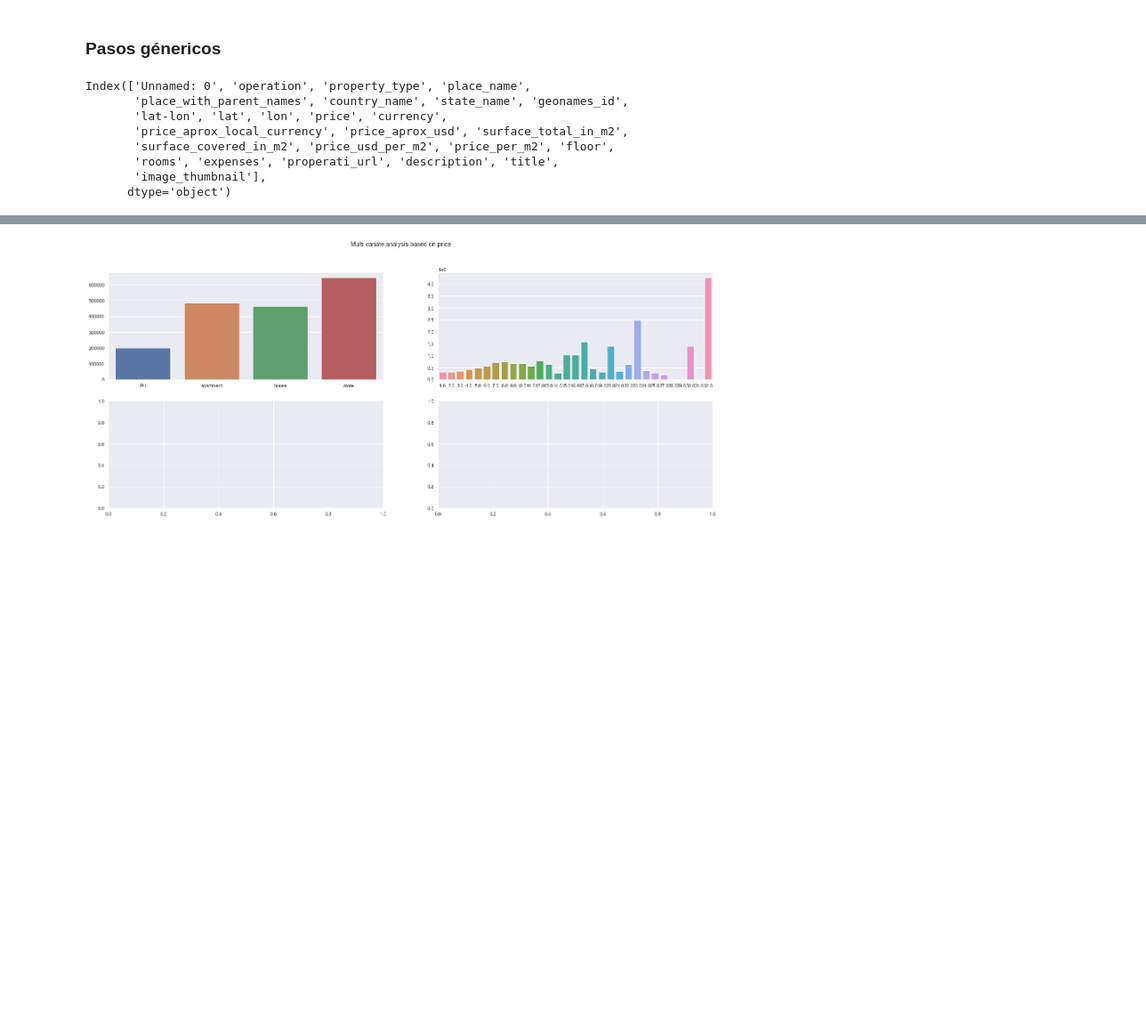
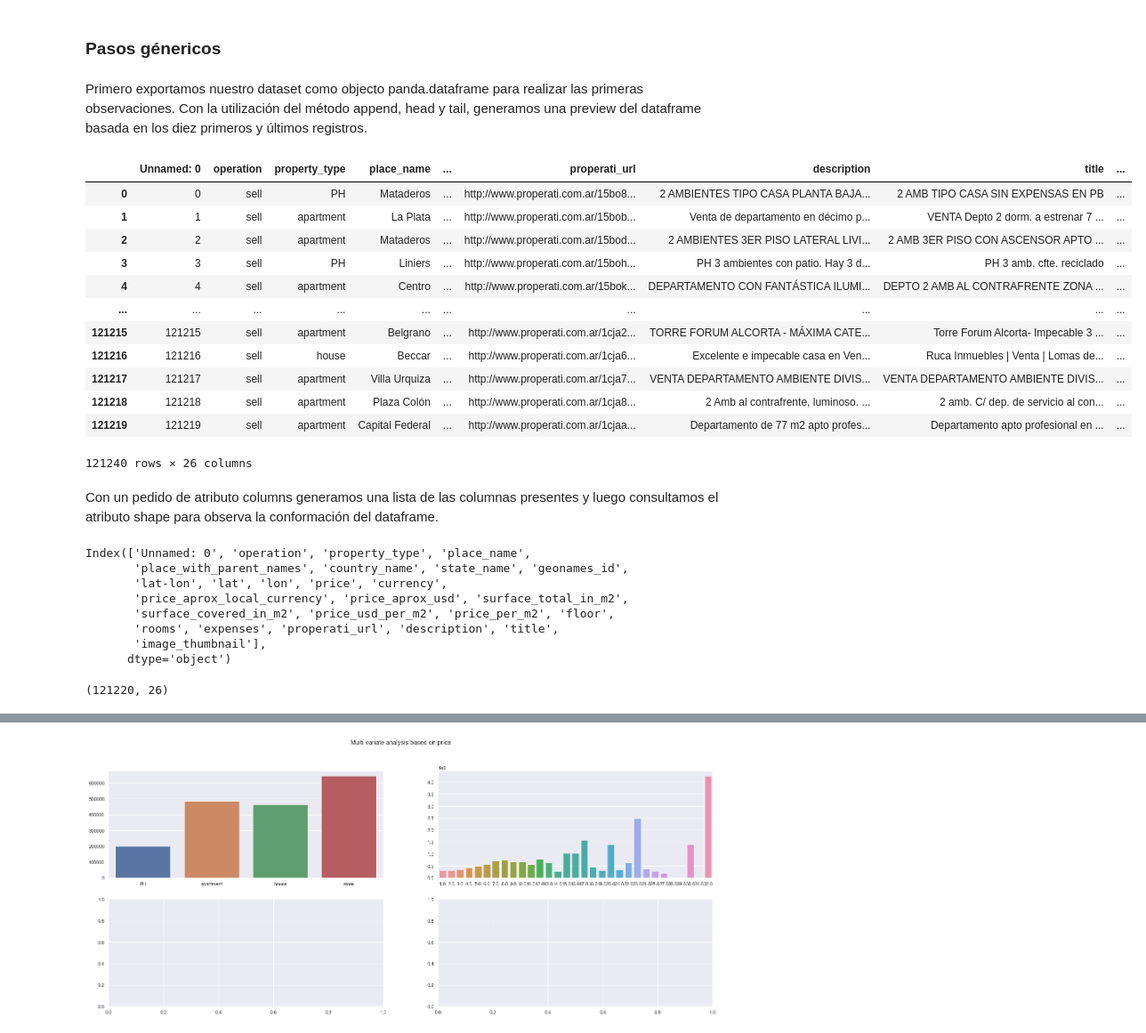
Before and after one commit to FabrizioV97/DHDS-TP1, a Jupyter notebook: Trabajo.ipynb, the cells around one changed output, grey strips where cells are left out. Shown: that part at 89% size. Saved outputs shown, nothing was run; the diff lists cells and outputs as text; code cells hidden in the pictures; blank space fills up the shorter version.

```diff
--- a/Trabajo.ipynb
+++ b/Trabajo.ipynb
@@ -172,3 +169,28 @@ df = pd.read_csv(file)
+# %% [markdown]
+Primero exportamos nuestro dataset como objecto panda.dataframe para realizar las primeras observaciones. Con la utilización del método append, head y tail, generamos una preview del dataframe basada en los diez primeros y últimos registros.
+# %%
+pd.set_option('max_columns', 9)
+file = 'dataset.csv'
+df = pd.read_csv(file)
+
+df_preview = df.append([df.head(10), df.tail(10)])
+df_preview
+# %% [output]
+|  | Unnamed: 0 | operation | property_type | place_name | ... | properati_url | description | title | ... |
+| 0 | 0 | sell | PH | Mataderos | ... | http://www.properati.com.ar/15bo8... | 2 AMBIENTES TIPO CASA PLANTA BAJA... | 2 AMB TIPO CASA SIN EXPENSAS EN PB | ... |
+| 1 | 1 | sell | apartment | La Plata | ... | http://www.properati.com.ar/15bob... | Venta de departamento en décimo p... | VENTA Depto 2 dorm. a estrenar 7 ... | ... |
+| 2 | 2 | sell | apartment | Mataderos | ... | http://www.properati.com.ar/15bod... | 2 AMBIENTES 3ER PISO LATERAL LIVI... | 2 AMB 3ER PISO CON ASCENSOR APTO ... | ... |
+| 3 | 3 | sell | PH | Liniers | ... | http://www.properati.com.ar/15boh... | PH 3 ambientes con patio. Hay 3 d... | PH 3 amb. cfte. reciclado | ... |
+| 4 | 4 | sell | apartment | Centro | ... | http://www.properati.com.ar/15bok... | DEPARTAMENTO CON FANTÁSTICA ILUMI... | DEPTO 2 AMB AL CONTRAFRENTE ZONA ... | ... |
+| ... | ... | ... | ... | ... | ... | ... | ... | ... | ... |
+| 121215 | 121215 | sell | apartment | Belgrano | ... | http://www.properati.com.ar/1cja2... | TORRE FORUM ALCORTA - MÁXIMA CATE... | Torre Forum Alcorta- Impecable 3 ... | ... |
+| 121216 | 121216 | sell | house | Beccar | ... | http://www.properati.com.ar/1cja6... | Excelente e impecable casa en Ven... | Ruca Inmuebles | Venta | Lomas de... | ... |
+| 121217 | 121217 | sell | apartment | Villa Urquiza | ... | http://www.properati.com.ar/1cja7... | VENTA DEPARTAMENTO AMBIENTE DIVIS... | VENTA DEPARTAMENTO AMBIENTE DIVIS... | ... |
+| 121218 | 121218 | sell | apartment | Plaza Colón | ... | http://www.properati.com.ar/1cja8... | 2 Amb al contrafrente, luminoso. ... | 2 amb. C/ dep. de servicio al con... | ... |
+| 121219 | 121219 | sell | apartment | Capital Federal | ... | http://www.properati.com.ar/1cjaa... | Departamento de 77 m2 apto profes... | Departamento apto profesional en ... | ... |
+121240 rows × 26 columns
+# %% [markdown]
+Con un pedido de atributo columns generamos una lista de las columnas presentes y luego consultamos el atributo shape para observa la conformación del dataframe.
 # %%
 df.columns
 # %% [output]
@@ -180,3 +202,7 @@ Index(['Unnamed: 0', 'operation', 'property_type', 'place_name',
        'rooms', 'expenses', 'properati_url', 'description', 'title',
        'image_thumbnail'],
       dtype='object')
+# %%
+df.shape
+# %% [output]
+(121220, 26)
```
Also changed, not shown: parts of 4 cells of this notebook.
